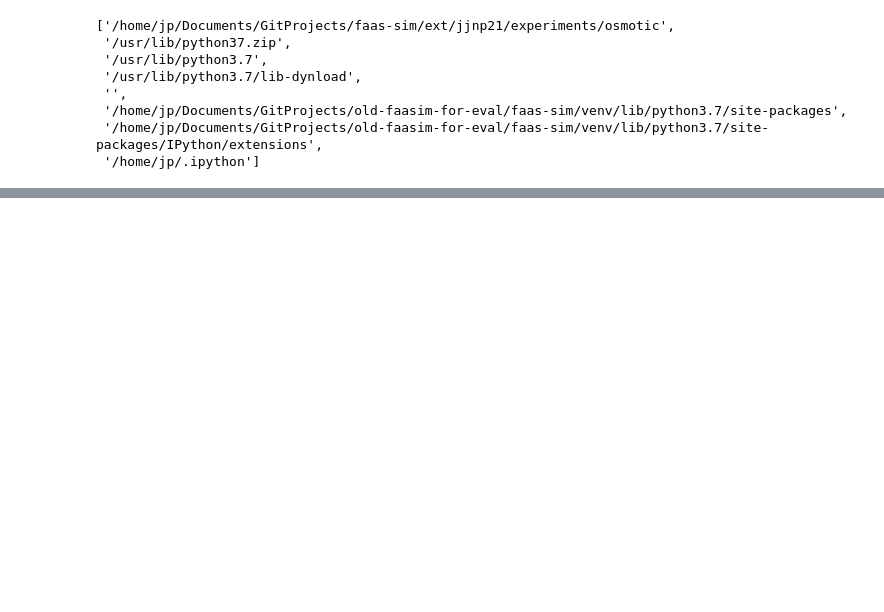
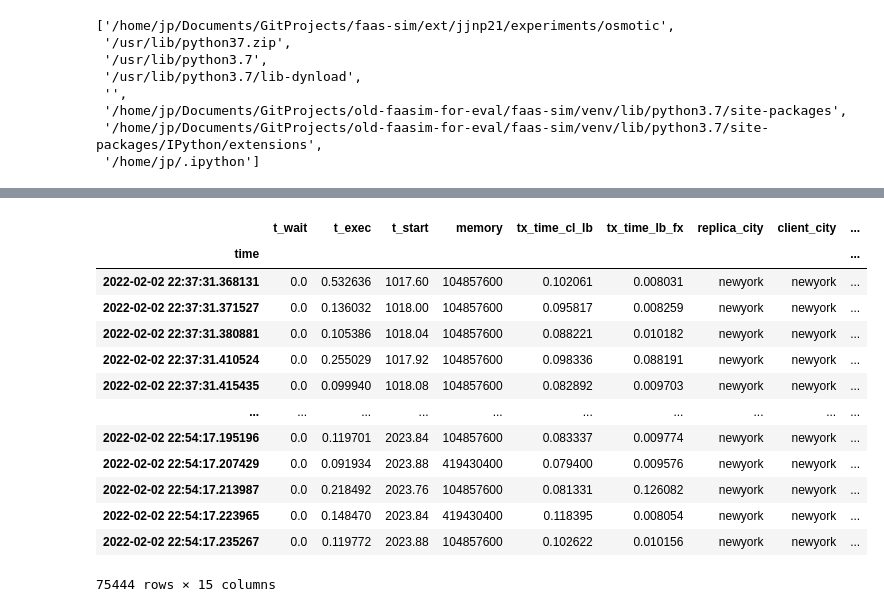
Before and after one commit to edgerun/faas-sim, a Jupyter notebook: ext/jjnp21/experiments/osmotic/osmotic_base_analysis.ipynb, the cells around one changed output, grey strips where cells are left out. Saved outputs shown, nothing was run; the diff lists cells and outputs as text; code cells hidden in the pictures; blank space fills up the shorter version.

```diff
--- a/ext/jjnp21/experiments/osmotic/osmotic_base_analysis.ipynb
+++ b/ext/jjnp21/experiments/osmotic/osmotic_base_analysis.ipynb
@@ -80,0 +102,18 @@ r.scale
+# %%
+c = len(results['openfaas_scaling_basic'][0].invocations)
+results['openfaas_scaling_basic'][0].invocations[int(c/2):]
+# %% [output]
+|  | t_wait | t_exec | t_start | memory | tx_time_cl_lb | tx_time_lb_fx | replica_city | client_city | ... |
+| time |  |  |  |  |  |  |  |  | ... |
+| 2022-02-02 22:37:31.368131 | 0.0 | 0.532636 | 1017.60 | 104857600 | 0.102061 | 0.008031 | newyork | newyork | ... |
+| 2022-02-02 22:37:31.371527 | 0.0 | 0.136032 | 1018.00 | 104857600 | 0.095817 | 0.008259 | newyork | newyork | ... |
+| 2022-02-02 22:37:31.380881 | 0.0 | 0.105386 | 1018.04 | 104857600 | 0.088221 | 0.010182 | newyork | newyork | ... |
+| 2022-02-02 22:37:31.410524 | 0.0 | 0.255029 | 1017.92 | 104857600 | 0.098336 | 0.088191 | newyork | newyork | ... |
+| 2022-02-02 22:37:31.415435 | 0.0 | 0.099940 | 1018.08 | 104857600 | 0.082892 | 0.009703 | newyork | newyork | ... |
+| ... | ... | ... | ... | ... | ... | ... | ... | ... | ... |
+| 2022-02-02 22:54:17.195196 | 0.0 | 0.119701 | 2023.84 | 104857600 | 0.083337 | 0.009774 | newyork | newyork | ... |
+| 2022-02-02 22:54:17.207429 | 0.0 | 0.091934 | 2023.88 | 419430400 | 0.079400 | 0.009576 | newyork | newyork | ... |
+| 2022-02-02 22:54:17.213987 | 0.0 | 0.218492 | 2023.76 | 104857600 | 0.081331 | 0.126082 | newyork | newyork | ... |
+| 2022-02-02 22:54:17.223965 | 0.0 | 0.148470 | 2023.84 | 419430400 | 0.118395 | 0.008054 | newyork | newyork | ... |
+| 2022-02-02 22:54:17.235267 | 0.0 | 0.119772 | 2023.88 | 104857600 | 0.102622 | 0.010156 | newyork | newyork | ... |
+75444 rows × 15 columns
```
Also changed, not shown: parts of 15 cells of this notebook.
